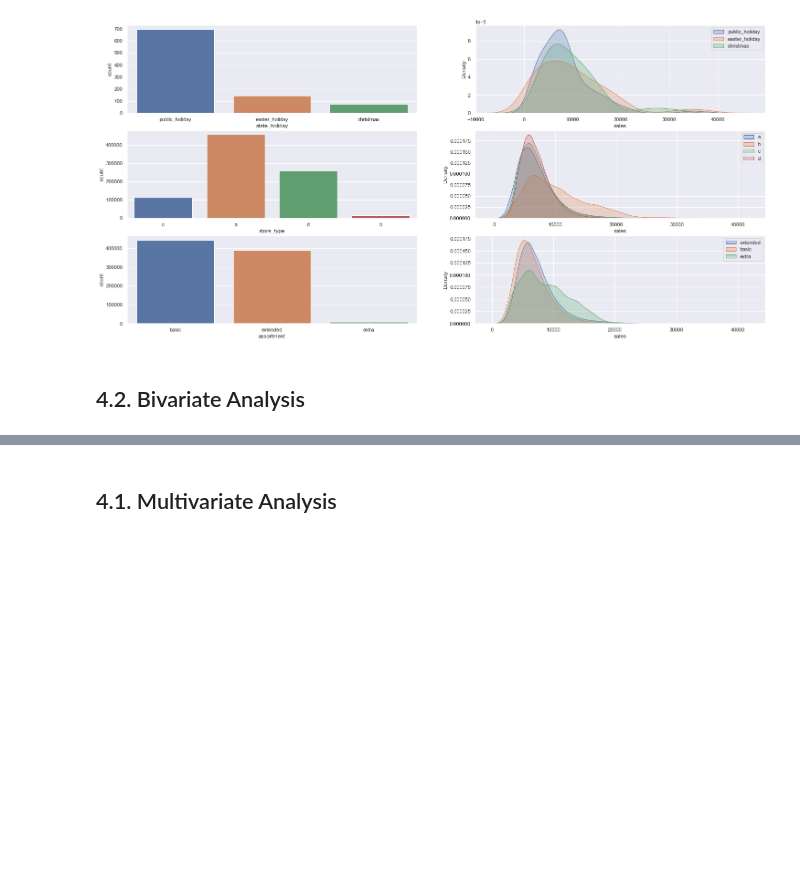
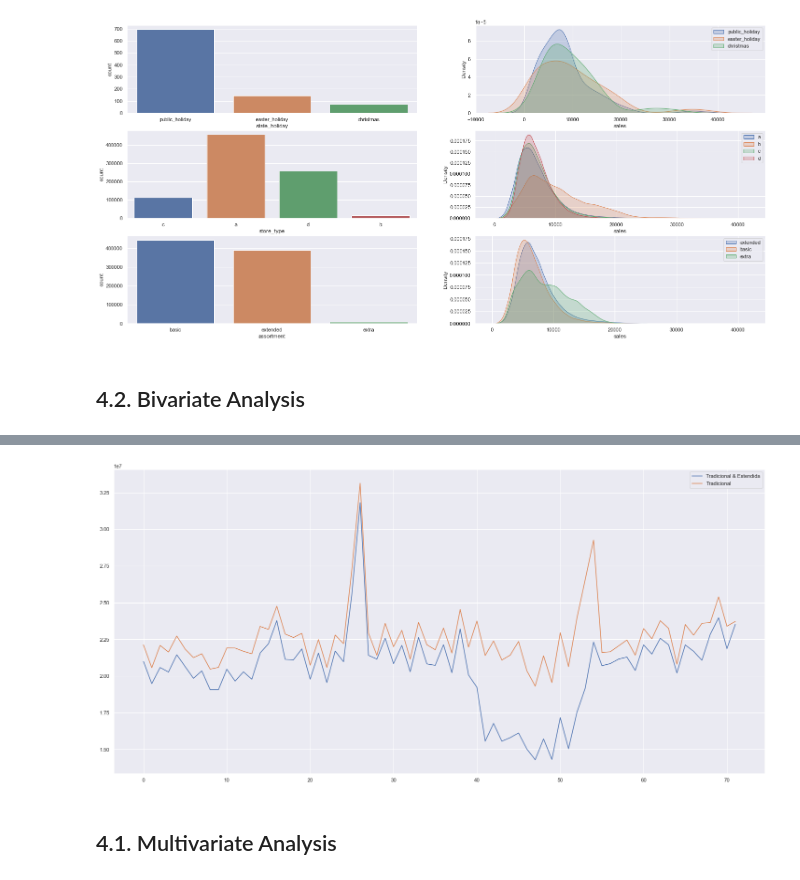
Before and after one commit to marcoscarvalho96/data-science-em-producao, a Jupyter notebook: m04_v01_store_sales_prediction.ipynb, the cells around one changed output, grey strips where cells are left out. Drawn from its saved outputs; the diff is of its cells as text; code cells hidden in the pictures; blank space fills up the shorter version.

```diff
--- a/m04_v01_store_sales_prediction.ipynb
+++ b/m04_v01_store_sales_prediction.ipynb
@@ -518,2 +561,12 @@ x.set_ylim( bottom+0.5, top-0.5 );
+# %%
+aux1 = df4[( df4['promo'] == 1 ) & ( df4['promo2'] == 1)][['year-week', 'sales']].groupby('year-week').sum().reset_index()
+ax = aux1.plot();
+
+aux2 = df4[( df4['promo'] == 1 ) & ( df4['promo2'] == 0)][['year-week', 'sales']].groupby('year-week').sum().reset_index()
+aux2.plot( ax=ax );
+
+ax.legend( labels= ['Tradicional & Estendida', 'Tradicional'] );
+# %% [output]
+[figure, added]
 # %% [markdown]
 ## 4.1. Multivariate Analysis
```
Also changed, not shown: parts of 17 cells of this notebook.
